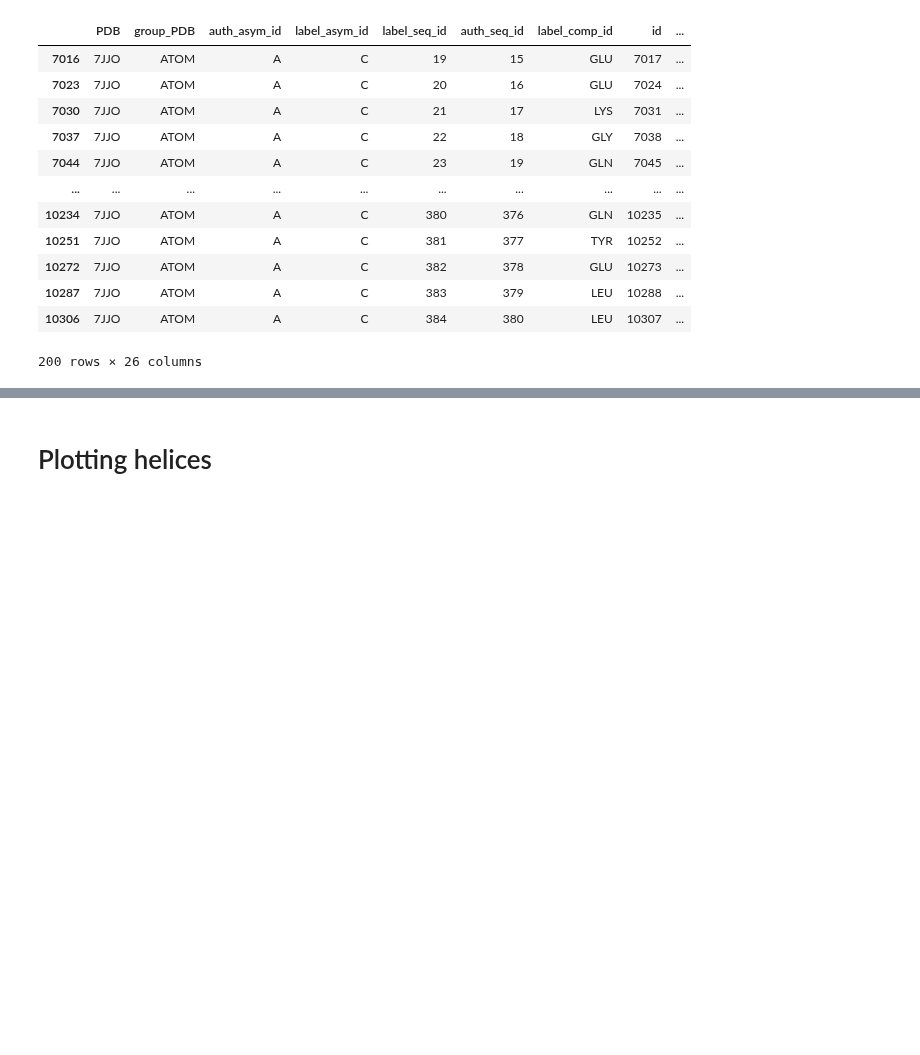
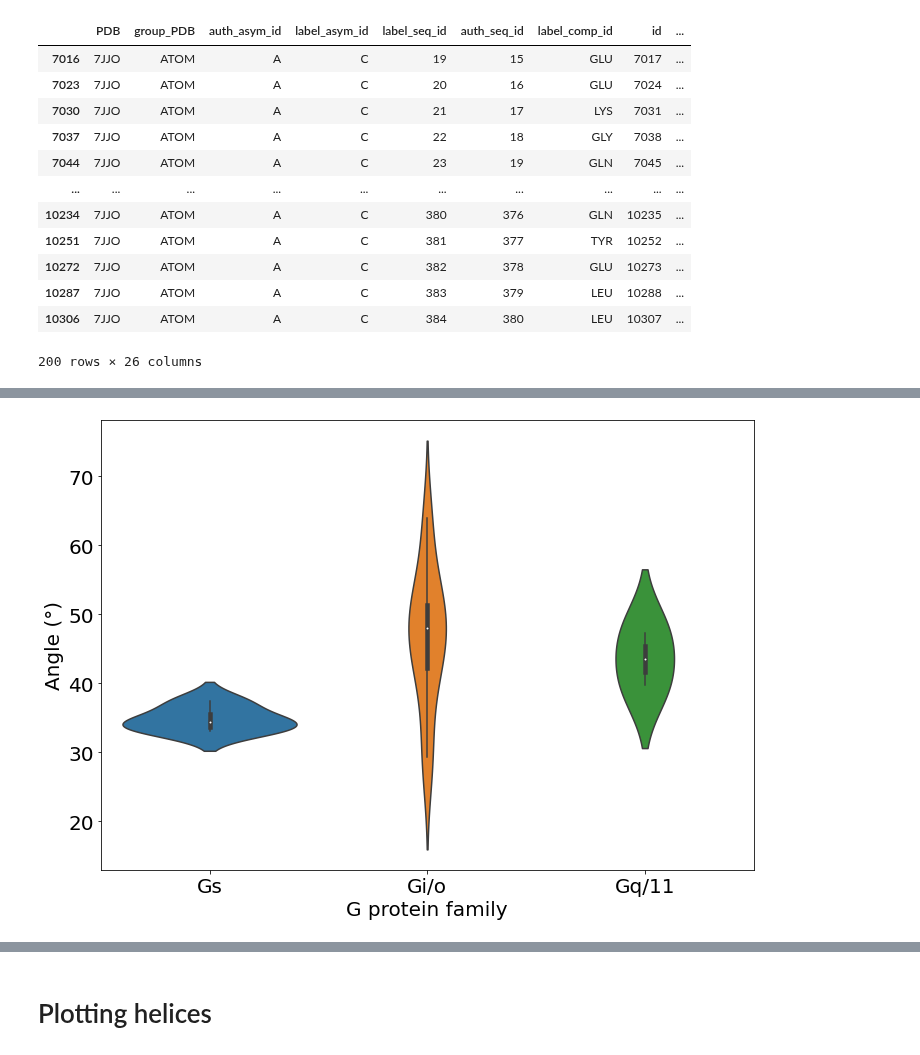
Before and after one commit to flurinh/mt, a Jupyter notebook: helixangle.ipynb, the cells around one changed output, grey strips where cells are left out. Saved outputs shown, nothing was run; the diff lists cells and outputs as text; code cells hidden in the pictures; blank space fills up the shorter version.

```diff
--- a/helixangle.ipynb
+++ b/helixangle.ipynb
@@ -177,0 +144,4 @@ small[(p.table['angle']>0)&(small['Family']=='Gi/o')].sort_values('uniprot(gene)
+# %%
+make_plot(p.table, col='8.5vsH5.16_26')
+# %% [output]
+[figure, added]
```
Also changed, not shown: parts of 24 cells of this notebook, 19 other files.
